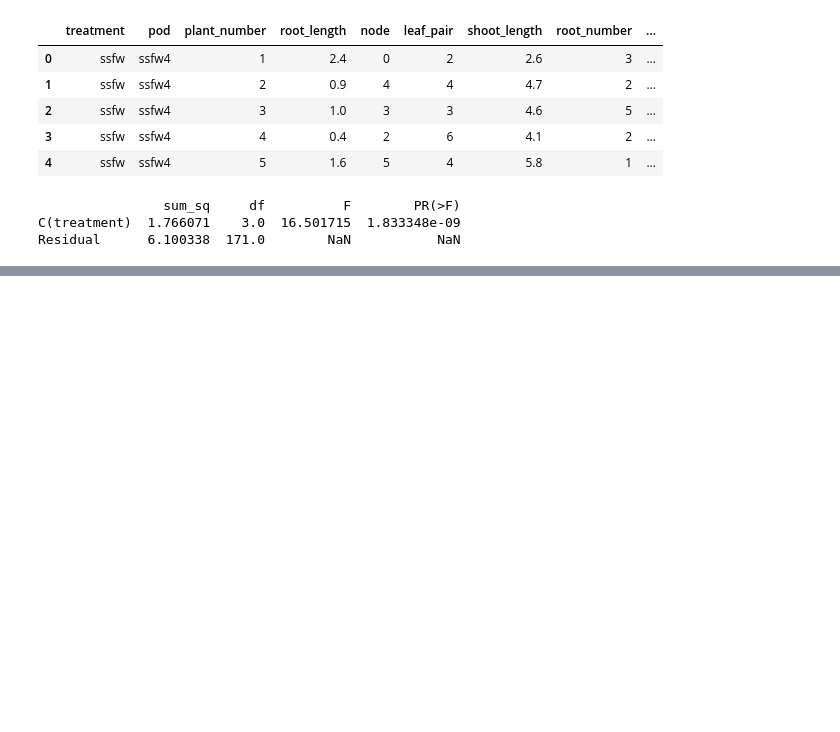
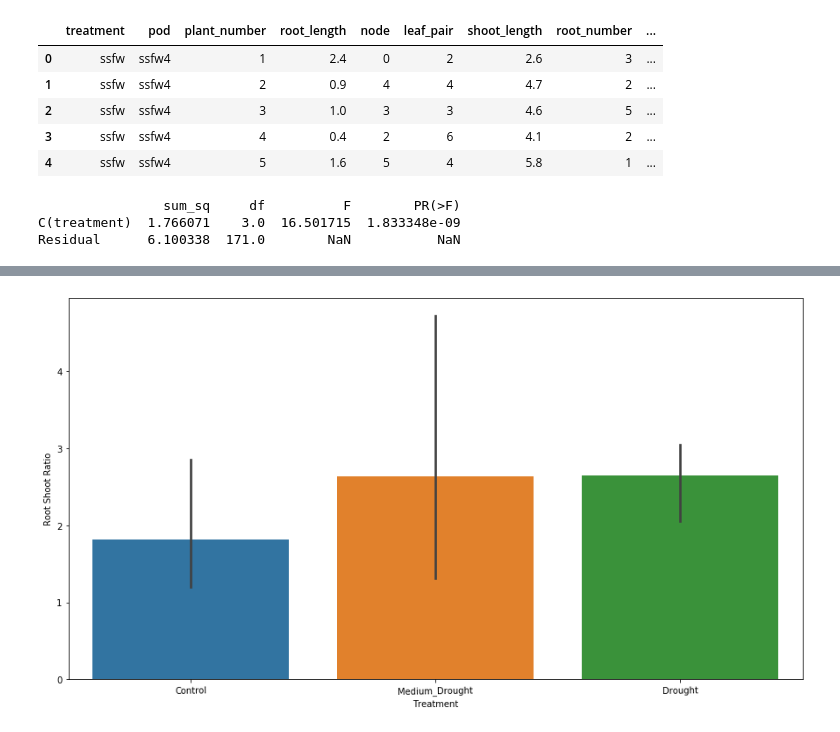
Before and after one commit to Travis-Simmons/Plant_A_P, a Jupyter notebook: figures.ipynb, the cells around one changed output, grey strips where cells are left out. Cells and saved outputs as stored; diff of their text form; code cells hidden in the pictures; blank space fills up the shorter version.

```diff
--- a/figures.ipynb
+++ b/figures.ipynb
@@ -313,0 +393,13 @@ Residual      6.100338  171.0        NaN           NaN
+# %%
+# Average root shoot biomass ratio with error bars
+# root_shoot_ratio
+# Plants
+plt.figure(figsize = (15,8))
+ax = sns.barplot(data=final_day, x="treatment", y="root_shoot_ratio", ci = 95)
+plt.xticks(rotation = 1)
+plt.xlabel('Treatment')
+plt.ylabel('Root Shoot Ratio')
+# plt.title('move to bottom', fontsize = 16)
+plt.savefig('./project_2/root_shoot_ratio.jpg')
+# %% [output]
+[figure, added]
```
Also changed, not shown: parts of 10 cells of this notebook, 24 other files.
